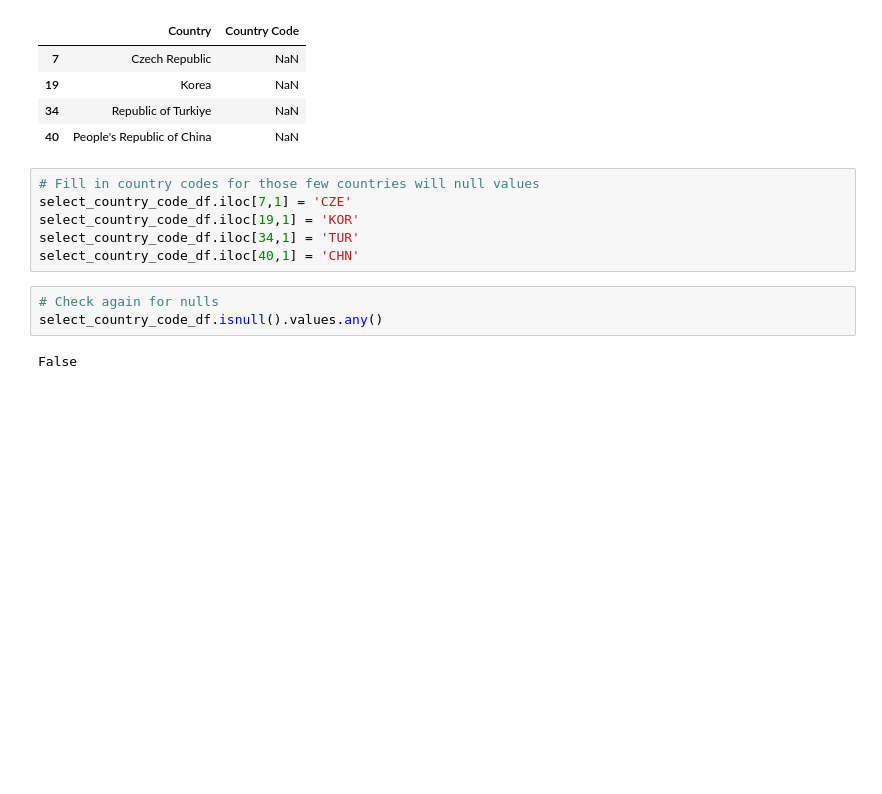
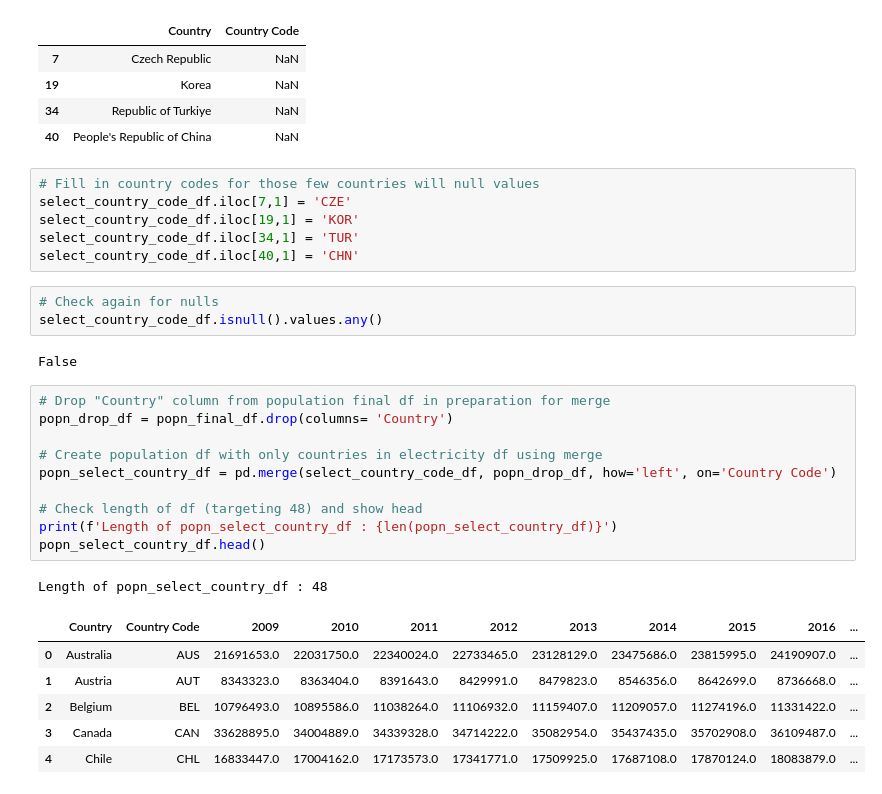
Before and after one commit to shwetajain1022/Project-4, a Jupyter notebook: population_gdp.ipynb, the cells around one changed output. Cells and saved outputs as stored; diff of their text form; blank space fills up the shorter version.

Commit message:
updated version of population_gdp.ipynb

```diff
--- a/population_gdp.ipynb
+++ b/population_gdp.ipynb
@@ -167,3 +167,21 @@ select_country_code_df.iloc[40,1] = 'CHN'
 select_country_code_df.isnull().values.any()
 # %% [output]
 False
+# %%
+# Drop "Country" column from population final df in preparation for merge
+popn_drop_df = popn_final_df.drop(columns= 'Country')
+
+# Create population df with only countries in electricity df using merge
+popn_select_country_df = pd.merge(select_country_code_df, popn_drop_df, how='left', on='Country Code')
+
+# Check length of df (targeting 48) and show head
+print(f'Length of popn_select_country_df : {len(popn_select_country_df)}')
+popn_select_country_df.head()
+# %% [output]
+Length of popn_select_country_df : 48
+|  | Country | Country Code | 2009 | 2010 | 2011 | 2012 | 2013 | 2014 | 2015 | 2016 | ... |
+| 0 | Australia | AUS | 21691653.0 | 22031750.0 | 22340024.0 | 22733465.0 | 23128129.0 | 23475686.0 | 23815995.0 | 24190907.0 | ... |
+| 1 | Austria | AUT | 8343323.0 | 8363404.0 | 8391643.0 | 8429991.0 | 8479823.0 | 8546356.0 | 8642699.0 | 8736668.0 | ... |
+| 2 | Belgium | BEL | 10796493.0 | 10895586.0 | 11038264.0 | 11106932.0 | 11159407.0 | 11209057.0 | 11274196.0 | 11331422.0 | ... |
+| 3 | Canada | CAN | 33628895.0 | 34004889.0 | 34339328.0 | 34714222.0 | 35082954.0 | 35437435.0 | 35702908.0 | 36109487.0 | ... |
+| 4 | Chile | CHL | 16833447.0 | 17004162.0 | 17173573.0 | 17341771.0 | 17509925.0 | 17687108.0 | 17870124.0 | 18083879.0 | ... |
```
Also changed, not shown: parts of 2 cells of this notebook.
